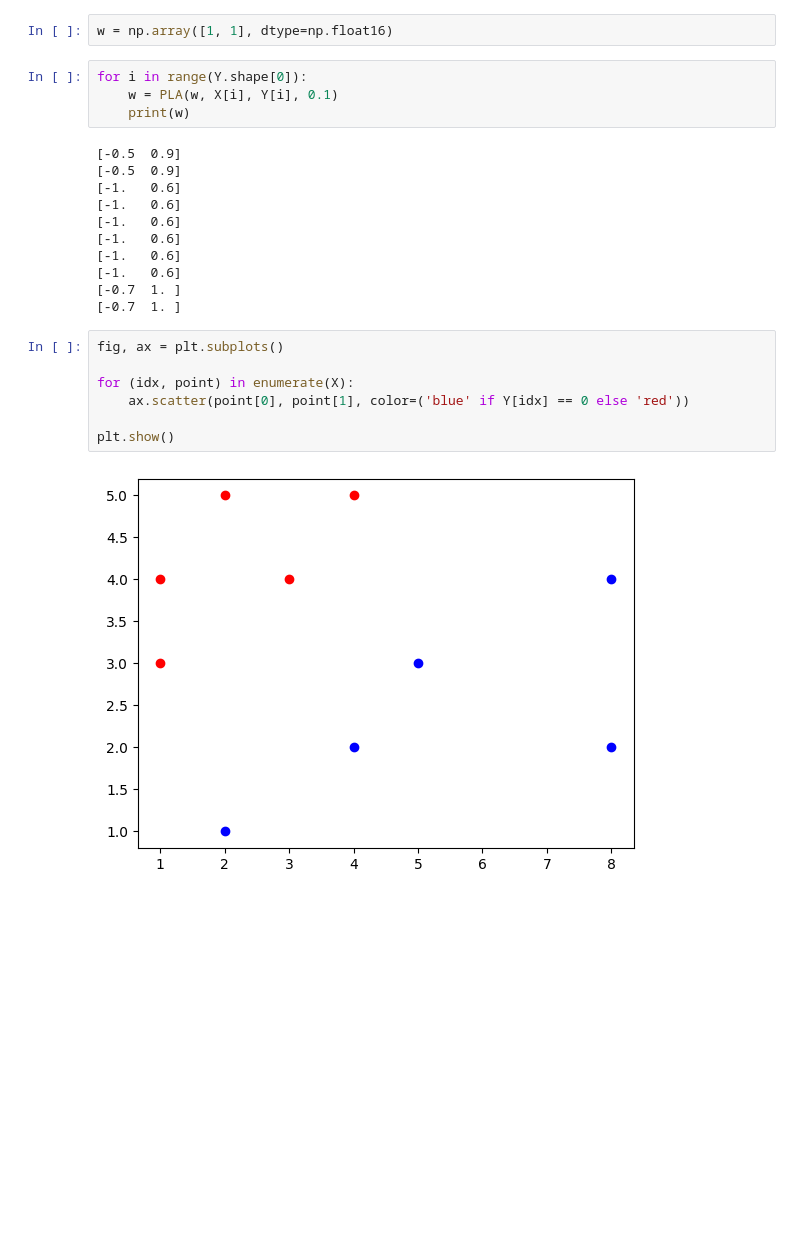
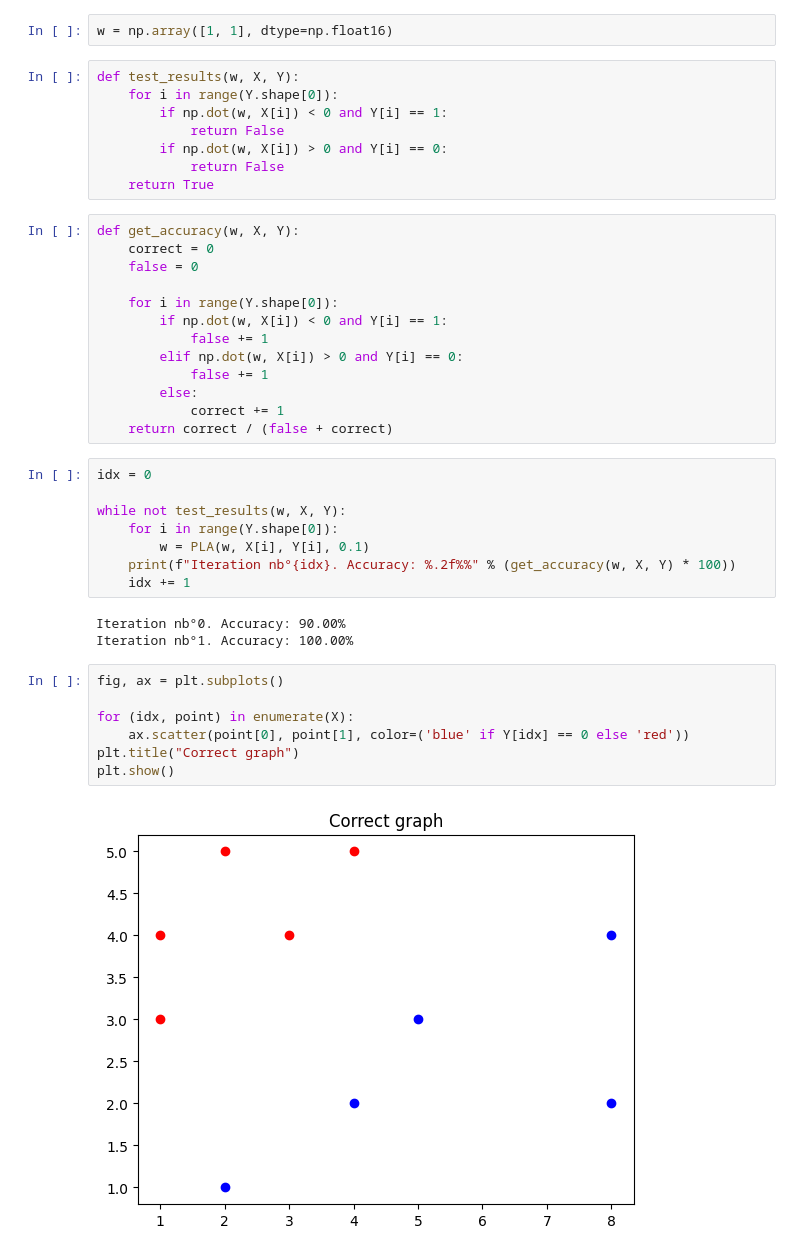
Before and after one commit to martonroux/perceptron-project, a Jupyter notebook: first_test.ipynb, the cells around one changed output. Drawn from its saved outputs; the diff is of its cells as text; blank space fills up the shorter version.

Commit message:
Added functions to stop training loop only when training is done (accuracy = 100%)

```diff
--- a/first_test.ipynb
+++ b/first_test.ipynb
@@ -16,30 +19,47 @@ X = np.array([[2, 1], [4, 2], [5, 3], [8, 2], [8, 4], [1, 3], [1, 4], [2, 5], [3
 Y = np.array([0, 0, 0, 0, 0, 1, 1, 1, 1, 1])
 # %%
 w = np.array([1, 1], dtype=np.float16)
+# %%
+def test_results(w, X, Y):
+    for i in range(Y.shape[0]):
+        if np.dot(w, X[i]) < 0 and Y[i] == 1:
+            return False
+        if np.dot(w, X[i]) > 0 and Y[i] == 0:
+            return False
+    return True
+# %%
+def get_accuracy(w, X, Y):
+    correct = 0
+    false = 0
+
+    for i in range(Y.shape[0]):
+        if np.dot(w, X[i]) < 0 and Y[i] == 1:
+            false += 1
+        elif np.dot(w, X[i]) > 0 and Y[i] == 0:
+            false += 1
+        else:
+            correct += 1
+    return correct / (false + correct)
 # %%
-for i in range(Y.shape[0]):
-    w = PLA(w, X[i], Y[i], 0.1)
-    print(w)
+idx = 0
+
+while not test_results(w, X, Y):
+    for i in range(Y.shape[0]):
+        w = PLA(w, X[i], Y[i], 0.1)
+    print(f"Iteration nb°{idx}. Accuracy: %.2f%%" % (get_accuracy(w, X, Y) * 100))
+    idx += 1
 # %% [output]
-[-0.5  0.9]
-[-0.5  0.9]
-[-1.   0.6]
-[-1.   0.6]
-[-1.   0.6]
-[-1.   0.6]
-[-1.   0.6]
-[-1.   0.6]
-[-0.7  1. ]
-[-0.7  1. ]
+Iteration nb°0. Accuracy: 90.00%
+Iteration nb°1. Accuracy: 100.00%
 # %%
 fig, ax = plt.subplots()
 
 for (idx, point) in enumerate(X):
     ax.scatter(point[0], point[1], color=('blue' if Y[idx] == 0 else 'red'))
-
+plt.title("Correct graph")
 plt.show()
 # %% [output]
-[figure, old version]
+[figure, new version]
 # %%
 fig, ax = plt.subplots()
 
```
Also changed, not shown: parts of 2 cells of this notebook.
